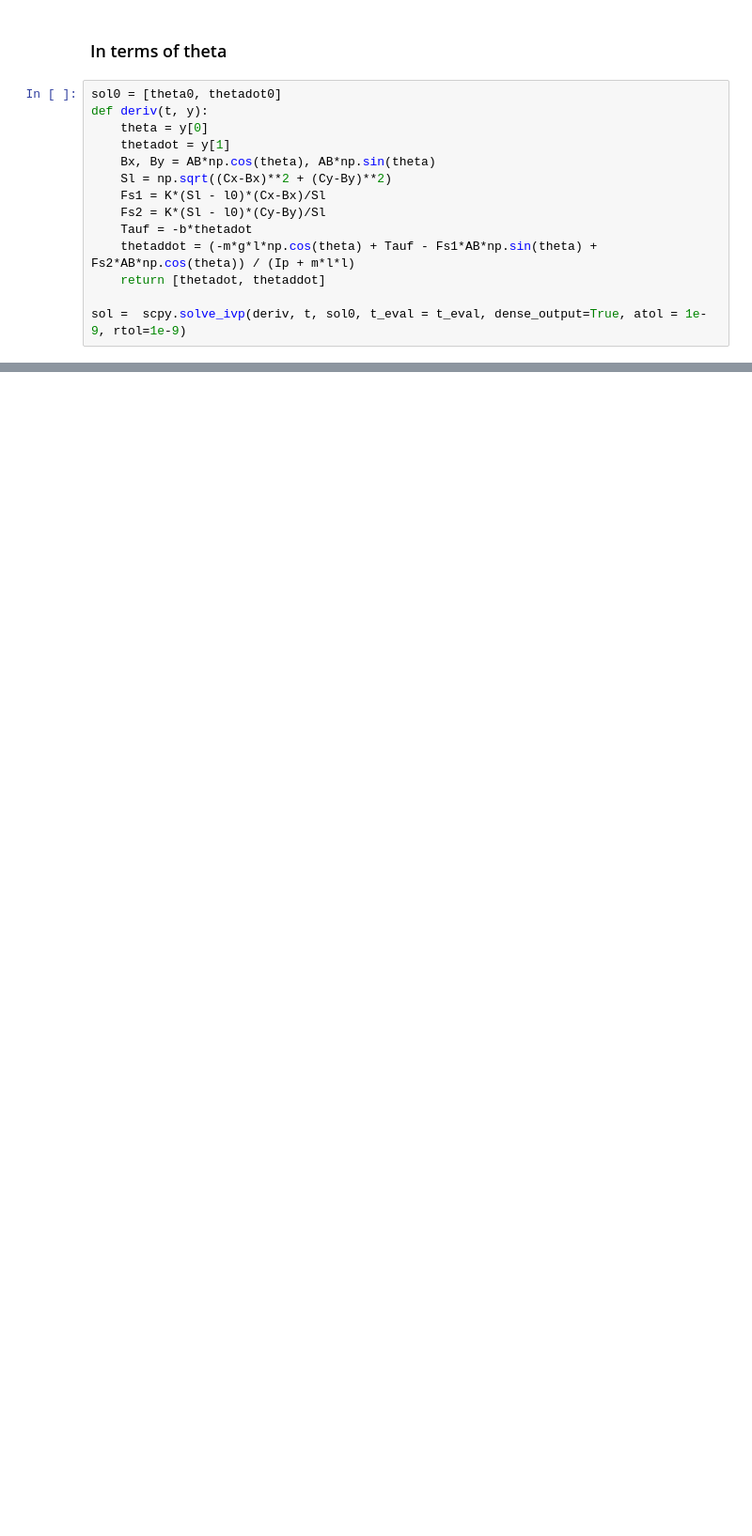
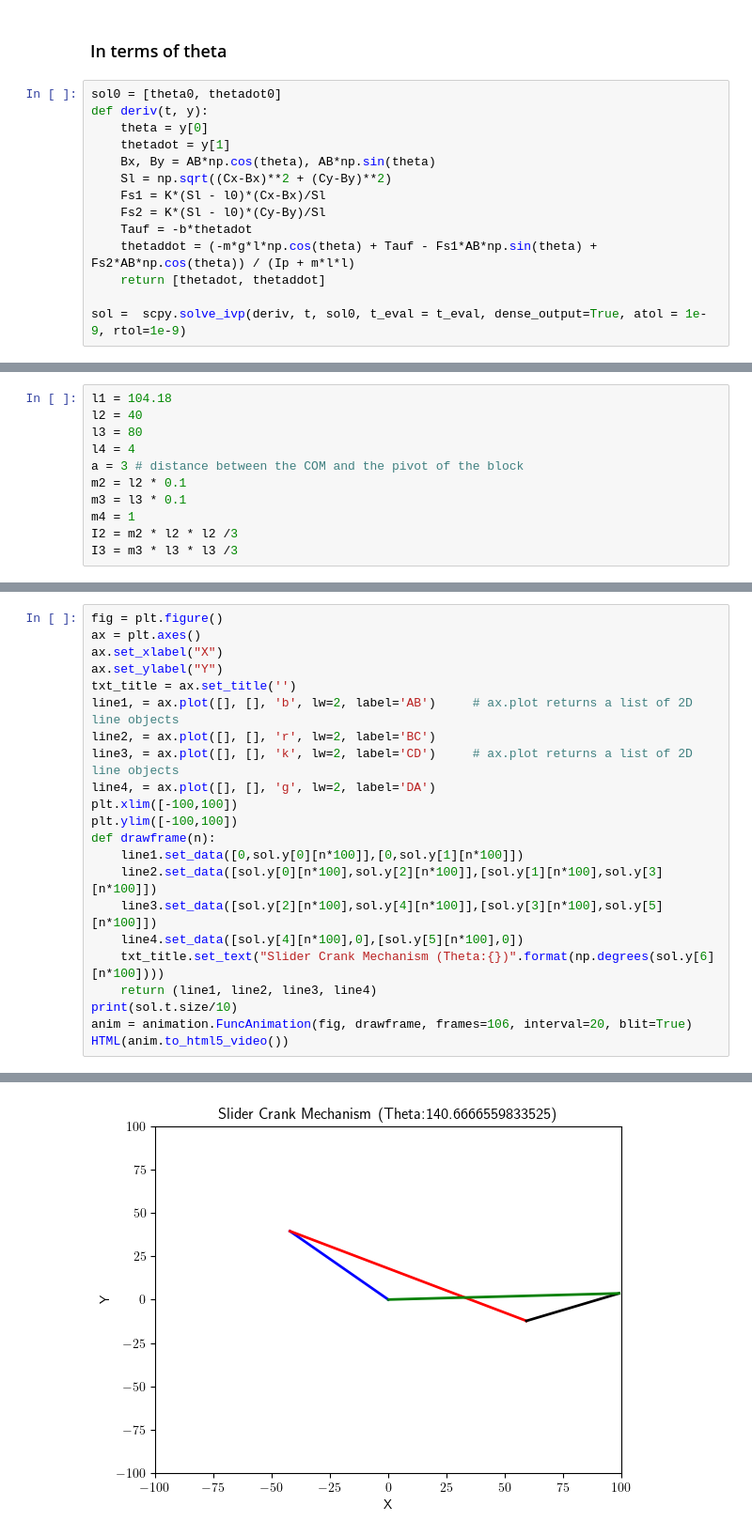
Before and after one commit to airwarriorg91/Modelling-Analysis-Lab, a Jupyter notebook: dynamics/Session 4.ipynb, the cells around one changed output, grey strips where cells are left out. Shown at 94% size. Cells and saved outputs as stored; diff of their text form; blank space fills up the shorter version.

```diff
--- a/dynamics/Session 4.ipynb
+++ b/dynamics/Session 4.ipynb
@@ -302,0 +307,11 @@ Text(0.5, 1.0, '$\\dot{\\theta}$')
+# %%
+l1 = 104.18
+l2 = 40
+l3 = 80
+l4 = 4
+a = 3 # distance between the COM and the pivot of the block
+m2 = l2 * 0.1
+m3 = l3 * 0.1
+m4 = 1
+I2 = m2 * l2 * l2 /3
+I3 = m3 * l3 * l3 /3
@@ -302,0 +368,23 @@ Text(0.5, 1.0, '$\\dot{\\theta}$')
+# %%
+fig = plt.figure()
+ax = plt.axes()
+ax.set_xlabel("X")
+ax.set_ylabel("Y")
+txt_title = ax.set_title('')
+line1, = ax.plot([], [], 'b', lw=2, label='AB')     # ax.plot returns a list of 2D line objects
+line2, = ax.plot([], [], 'r', lw=2, label='BC')
+line3, = ax.plot([], [], 'k', lw=2, label='CD')     # ax.plot returns a list of 2D line objects
+line4, = ax.plot([], [], 'g', lw=2, label='DA')
+plt.xlim([-100,100])
+plt.ylim([-100,100])
+def drawframe(n):
+    line1.set_data([0,sol.y[0][n*100]],[0,sol.y[1][n*100]])
+    line2.set_data([sol.y[0][n*100],sol.y[2][n*100]],[sol.y[1][n*100],sol.y[3][n*100]])
+    line3.set_data([sol.y[2][n*100],sol.y[4][n*100]],[sol.y[3][n*100],sol.y[5][n*100]])
+    line4.set_data([sol.y[4][n*100],0],[sol.y[5][n*100],0])
+    txt_title.set_text("Slider Crank Mechanism (Theta:{})".format(np.degrees(sol.y[6][n*100])))
+    return (line1, line2, line3, line4)
+print(sol.t.size/10)
+anim = animation.FuncAnimation(fig, drawframe, frames=106, interval=20, blit=True)
+HTML(anim.to_html5_video())
+# %% [output]
@@ -302,0 +393 @@ Text(0.5, 1.0, '$\\dot{\\theta}$')
+[figure, added]
```
Also changed, not shown: parts of 17 cells of this notebook, 1 other file.
